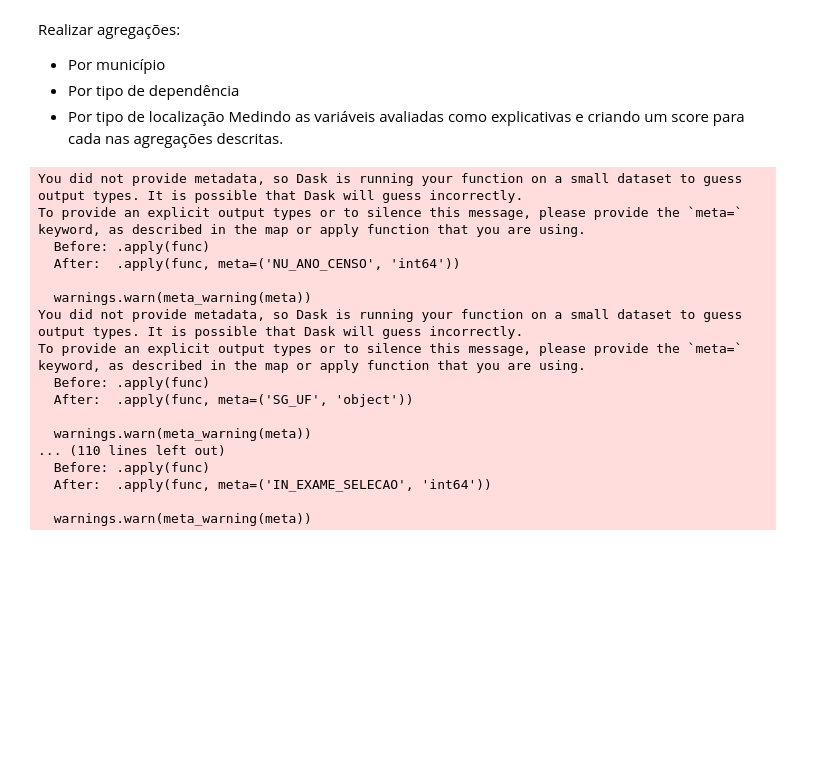
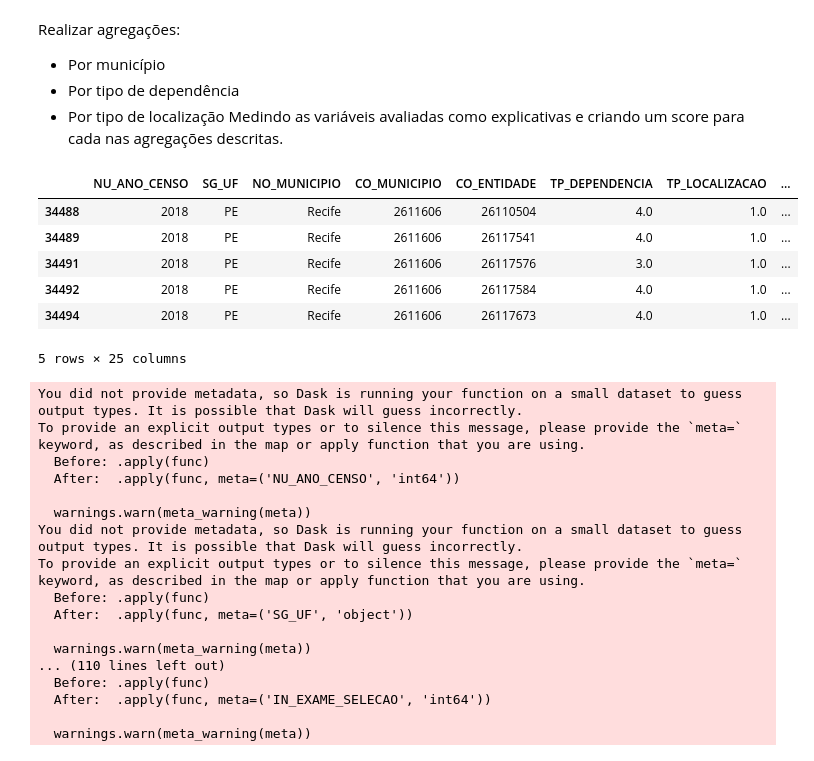
Before and after one commit to JV-Nunes/Relatorio-Conectividade, a Jupyter notebook: Análise/Schema/SC_Censo_Esc.ipynb, the cells around one changed output. Saved outputs shown, nothing was run; the diff lists cells and outputs as text; code cells hidden in the pictures; blank space fills up the shorter version.

```diff
--- a/Análise/EDA/EDA_Censo_Esc.ipynb
+++ b/Análise/Schema/SC_Censo_Esc.ipynb
@@ -69,3 +73,13 @@ censo = censo[censo['TP_SITUACAO_FUNCIONAMENTO']==1]
+# %%
+all[all['NO_MUNICIPIO']=='Recife'].head(npartitions=-1)
+# %% [output]
+|  | NU_ANO_CENSO | SG_UF | NO_MUNICIPIO | CO_MUNICIPIO | CO_ENTIDADE | TP_DEPENDENCIA | TP_LOCALIZACAO | ... |
+| 34488 | 2018 | PE | Recife | 2611606 | 26110504 | 4.0 | 1.0 | ... |
+| 34489 | 2018 | PE | Recife | 2611606 | 26117541 | 4.0 | 1.0 | ... |
+| 34491 | 2018 | PE | Recife | 2611606 | 26117576 | 3.0 | 1.0 | ... |
+| 34492 | 2018 | PE | Recife | 2611606 | 26117584 | 4.0 | 1.0 | ... |
+| 34494 | 2018 | PE | Recife | 2611606 | 26117673 | 4.0 | 1.0 | ... |
+5 rows × 25 columns
 # %%
 def get_agg(df, index_cols, agg_funs):
     '''
```
Also changed, not shown: parts of 13 cells of this notebook, 3 other files.
